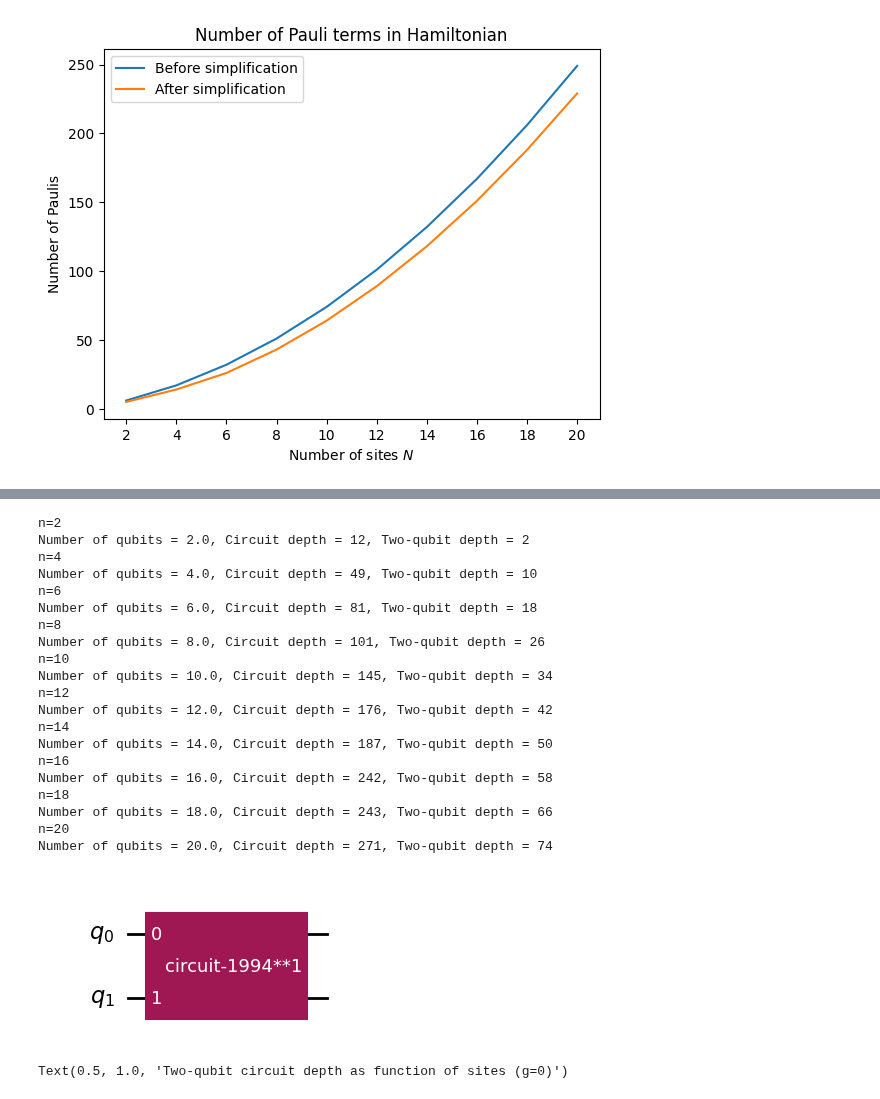
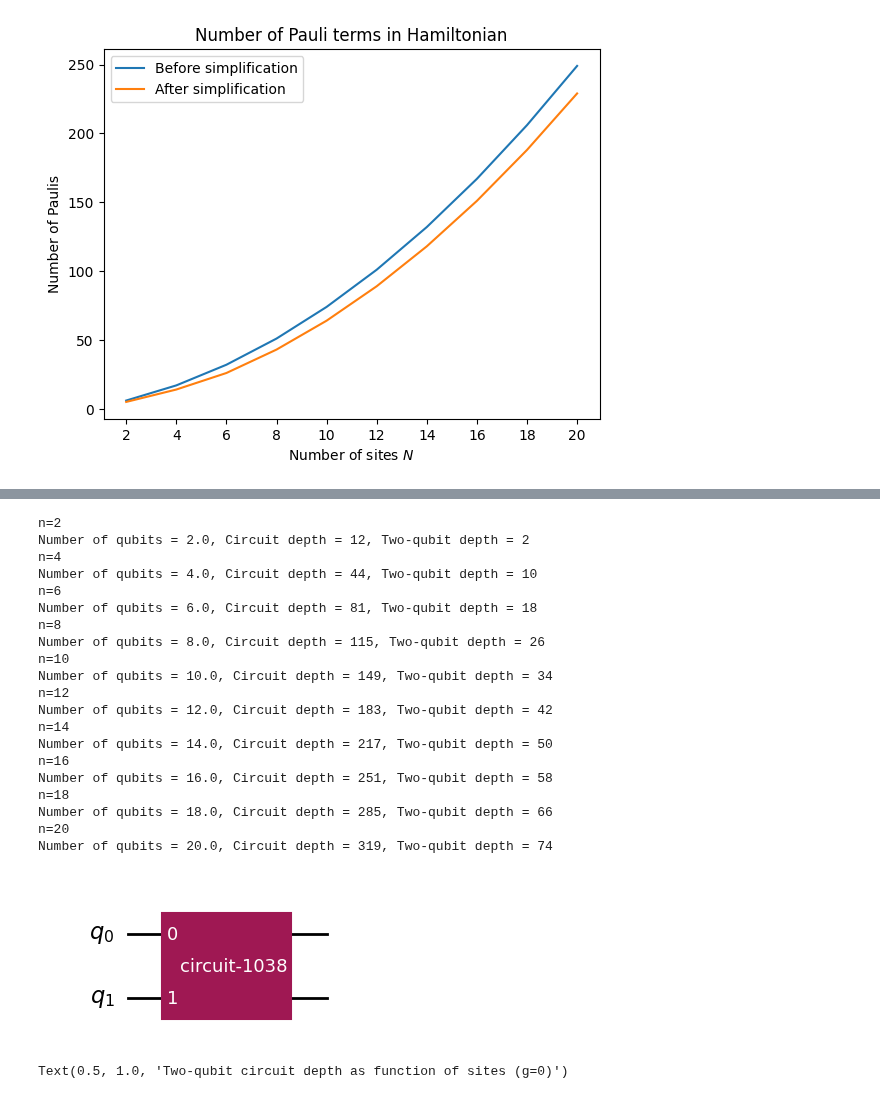
Before and after one commit to cogburner/Quantum-Schwinger, a Jupyter notebook: quantum-schwinger.ipynb, the cells around one changed output, grey strips where cells are left out. Saved outputs shown, nothing was run; the diff lists cells and outputs as text; code cells hidden in the pictures.

Commit message:
Prelim custom transpilation

```diff
--- a/quantum-schwinger.ipynb
+++ b/quantum-schwinger.ipynb
@@ -432,6 +429,8 @@ service = QiskitRuntimeService()
 backend = service.backend("ibm_rensselaer")
 
 estimator = Estimator(mode=backend)
+# %%
+pm = generate_preset_pass_manager(backend=backend, optimization_level=3)
 # %% [markdown]
 Helper functions to create and transpile circuits using PauliEvolutionGate.
 # %%
@@ -511,15 +515,19 @@ Text(0.5, 1.0, 'Number of Pauli terms in Hamiltonian')
+# %%
+def make_circuit_resource(Ham, suzuki_order, evol_time):
+    circ = QuantumCircuit(Ham.num_qubits)
+    evo_op = PauliEvolutionGate(Ham, evol_time, synthesis=SuzukiTrotter(order=suzuki_order, reps=1))
+    circ.append(evo_op.definition, list(range(Ham.num_qubits)))
+    return circ
+
+
+def transpile_circuit_resource(circ, backend, optimization_level=3):
+    num_qubits = circ.num_qubits
+    # The original code set the coupling map to [[0, 1], [1, 2], [2, 3], [3, 4]], which was not enough for the higher qubit circuits
+    coupling_map = [[i, i + 1] for i in range(num_qubits)]
+    pm = generate_preset_pass_manager(backend=backend, optimization_level=optimization_level, coupling_map=coupling_map)
+    tcirc = pm.run(circ)
+    return tcirc
 # %%
-def make_circuit_resource(Ham, suzuki_order, evol_time):
-    circ = QuantumCircuit(Ham.num_qubits)
-    evo_op = PauliEvolutionGate(Ham, evol_time, synthesis=SuzukiTrotter(order=suzuki_order, reps=1))
-    circ.append(evo_op.definition, list(range(Ham.num_qubits)))
-    return circ
-
-def transpile_circuit_resource(circ, backend, optimization_level=3, coupling_map=None):
-    pm = generate_preset_pass_manager(backend=backend, optimization_level=optimization_level, coupling_map=coupling_map)
-    tcirc = pm.run(circ)
-    return tcirc
-
 nlist = list(range(2, 22, 2))
 num_qubits_list = np.zeros(len(nlist))
 depth_list_g0 = np.zeros(len(nlist))
@@ -529,10 +537,7 @@ for i,n in enumerate(nlist):
     print(f'n={n}')
     Ham = Ham_Schwinger_Pauli(n, 0, 0, 1, 1, 0)
     circ = make_circuit_resource(Ham, suzuki_order=2, evol_time=0.1)
-    # the following transpilation script seems to not be able to adapt the coupling map size to the DAGcircuit size, need to maybe do something about it
-    tcirc = transpile_circuit_resource(circ.decompose().decompose(), backend=backend, optimization_level=3, coupling_map=[[0,1],[1,2],[2,3],[3,4],[4,5],[5,6],[6,7],[7,8],[8,9],[9,10],
-                                                                                                  [10,11],[11,12],[12,13],[13,14],[14,15],[15,16],[16,17],
-                                                                                                  [17,18],[18,19],[19,20],[20,21],[21,22]])
+    tcirc = transpile_circuit_resource(circ.decompose().decompose(), backend=backend, optimization_level=3)
     num_qubits_list[i] =  count_number_of_qubits(tcirc)
     depth_list_g0[i] = tcirc.depth()
     two_depth_list_g0[i] = tcirc.depth(lambda x: x[0].name=="ecr")
@@ -541,30 +546,30 @@ for i,n in enumerate(nlist):
 n=2
 Number of qubits = 2.0, Circuit depth = 12, Two-qubit depth = 2
 n=4
-Number of qubits = 4.0, Circuit depth = 49, Two-qubit depth = 10
+Number of qubits = 4.0, Circuit depth = 44, Two-qubit depth = 10
 n=6
 Number of qubits = 6.0, Circuit depth = 81, Two-qubit depth = 18
 n=8
-Number of qubits = 8.0, Circuit depth = 101, Two-qubit depth = 26
+Number of qubits = 8.0, Circuit depth = 115, Two-qubit depth = 26
 n=10
-Number of qubits = 10.0, Circuit depth = 145, Two-qubit depth = 34
+Number of qubits = 10.0, Circuit depth = 149, Two-qubit depth = 34
 n=12
-Number of qubits = 12.0, Circuit depth = 176, Two-qubit depth = 42
+Number of qubits = 12.0, Circuit depth = 183, Two-qubit depth = 42
 n=14
-Number of qubits = 14.0, Circuit depth = 187, Two-qubit depth = 50
+Number of qubits = 14.0, Circuit depth = 217, Two-qubit depth = 50
 n=16
-Number of qubits = 16.0, Circuit depth = 242, Two-qubit depth = 58
+Number of qubits = 16.0, Circuit depth = 251, Two-qubit depth = 58
 n=18
-Number of qubits = 18.0, Circuit depth = 243, Two-qubit depth = 66
+Number of qubits = 18.0, Circuit depth = 285, Two-qubit depth = 66
 n=20
-Number of qubits = 20.0, Circuit depth = 271, Two-qubit depth = 74
+Number of qubits = 20.0, Circuit depth = 319, Two-qubit depth = 74
 # %%
 Ham = Ham_Schwinger_Pauli(2, 0, 0, 1, 1, 0)
 circ = make_circuit_resource(Ham, suzuki_order=2, evol_time=0.1)
-tcirc = transpile_circuit_resource(circ, backend=backend, optimization_level=3, coupling_map=[[0,1],[1,2],[2,3],[3,4]])
+tcirc = transpile_circuit_resource(circ, backend=backend, optimization_level=3)
 circ.draw(output='mpl')
 # %% [output]
-[figure, old version]
+[figure, new version]
 # %%
 #plt.plot(nlist, [e for e in depth_list], label='Circuit depth')
 plt.plot(nlist, [e for e in two_depth_list_g0], label='Two-qubit depth')
```
Also changed, not shown: parts of 25 cells of this notebook, 1 other file.
